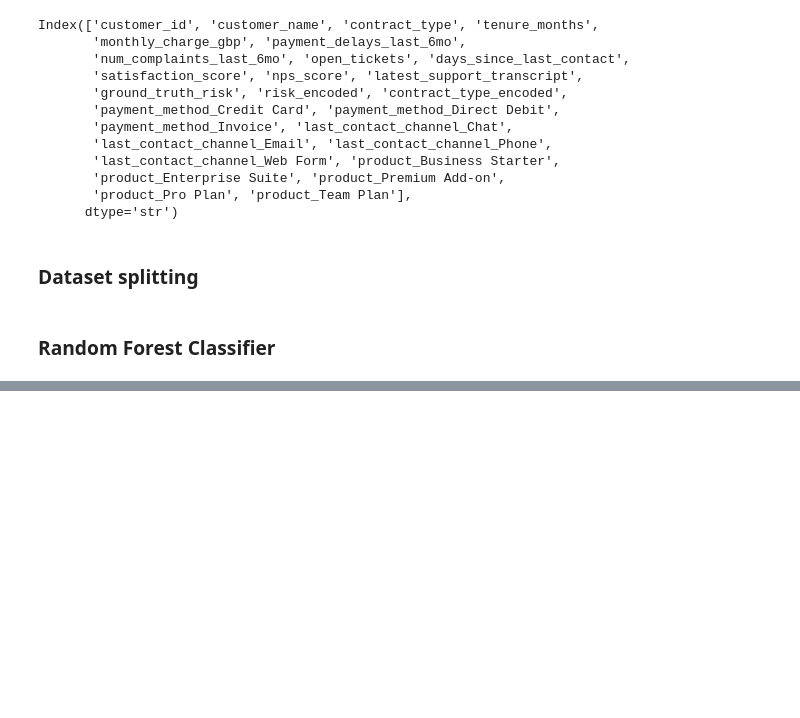
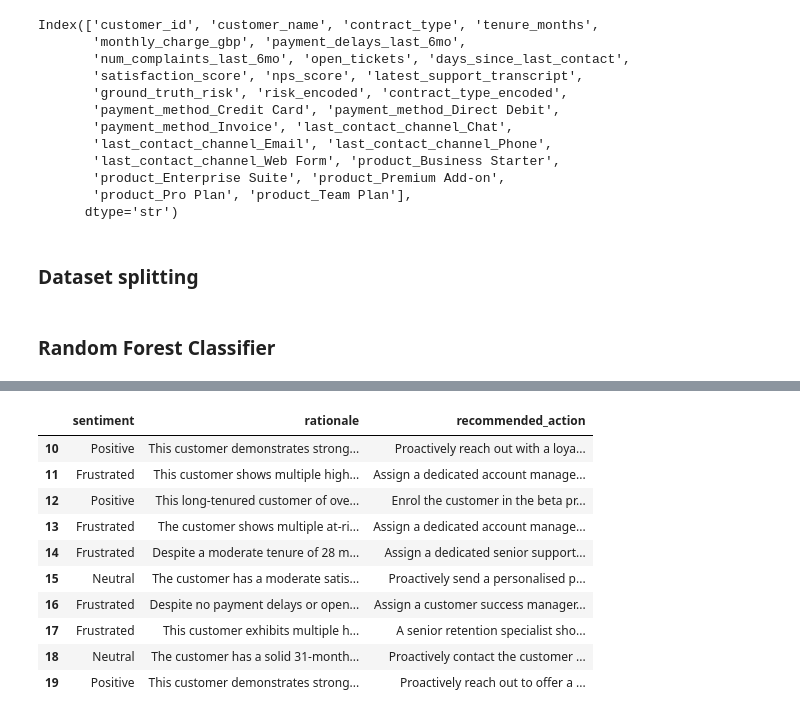
Before and after one commit to nasoskar/Intelligent-Customer-Signal-Detector, a Jupyter notebook: main.ipynb, the cells around one changed output, grey strips where cells are left out. Cells and saved outputs as stored; diff of their text form; code cells hidden in the pictures; blank space fills up the shorter version.

```diff
--- a/main.ipynb
+++ b/main.ipynb
@@ -154,0 +304,15 @@ clf.fit(X, y)
+# %%
+pd.set_option('display.max_colwidth', None)
+df_sample.iloc[:, -3:]
+# %% [output]
+|  | sentiment | rationale | recommended_action |
+| 10 | Positive | This customer demonstrates strong... | Proactively reach out with a loya... |
+| 11 | Frustrated | This customer shows multiple high... | Assign a dedicated account manage... |
+| 12 | Positive | This long-tenured customer of ove... | Enrol the customer in the beta pr... |
+| 13 | Frustrated | The customer shows multiple at-ri... | Assign a dedicated account manage... |
+| 14 | Frustrated | Despite a moderate tenure of 28 m... | Assign a dedicated senior support... |
+| 15 | Neutral | The customer has a moderate satis... | Proactively send a personalised p... |
+| 16 | Frustrated | Despite no payment delays or open... | Assign a customer success manager... |
+| 17 | Frustrated | This customer exhibits multiple h... | A senior retention specialist sho... |
+| 18 | Neutral | The customer has a solid 31-month... | Proactively contact the customer ... |
+| 19 | Positive | This customer demonstrates strong... | Proactively reach out to offer a ... |
```
Also changed, not shown: parts of 9 cells of this notebook, 4 other files.
